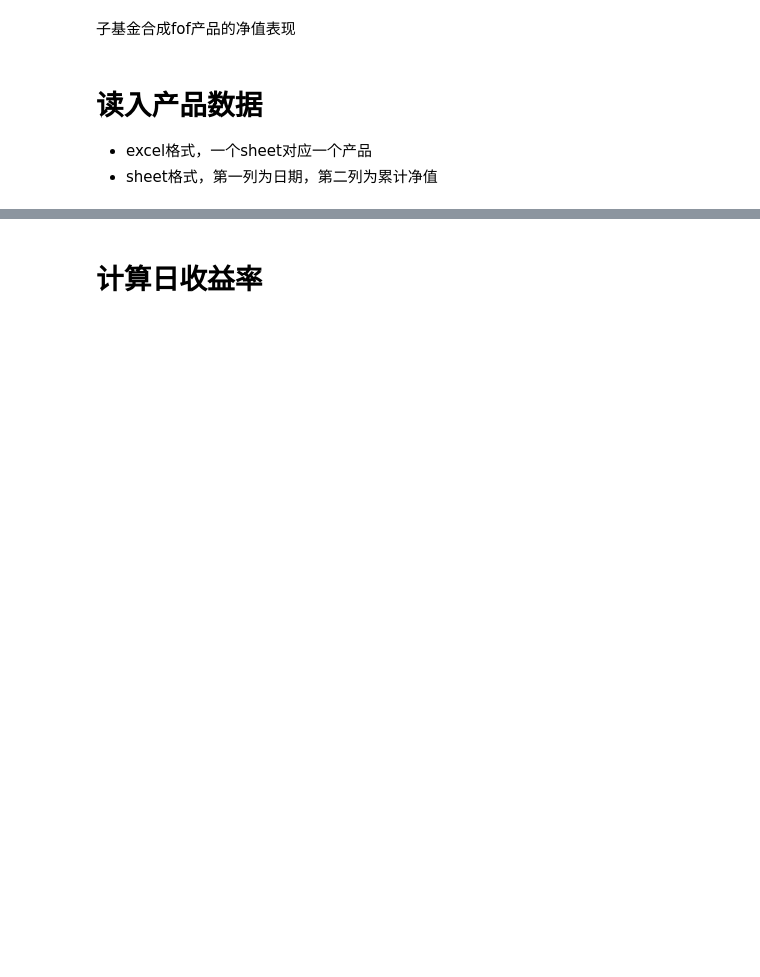
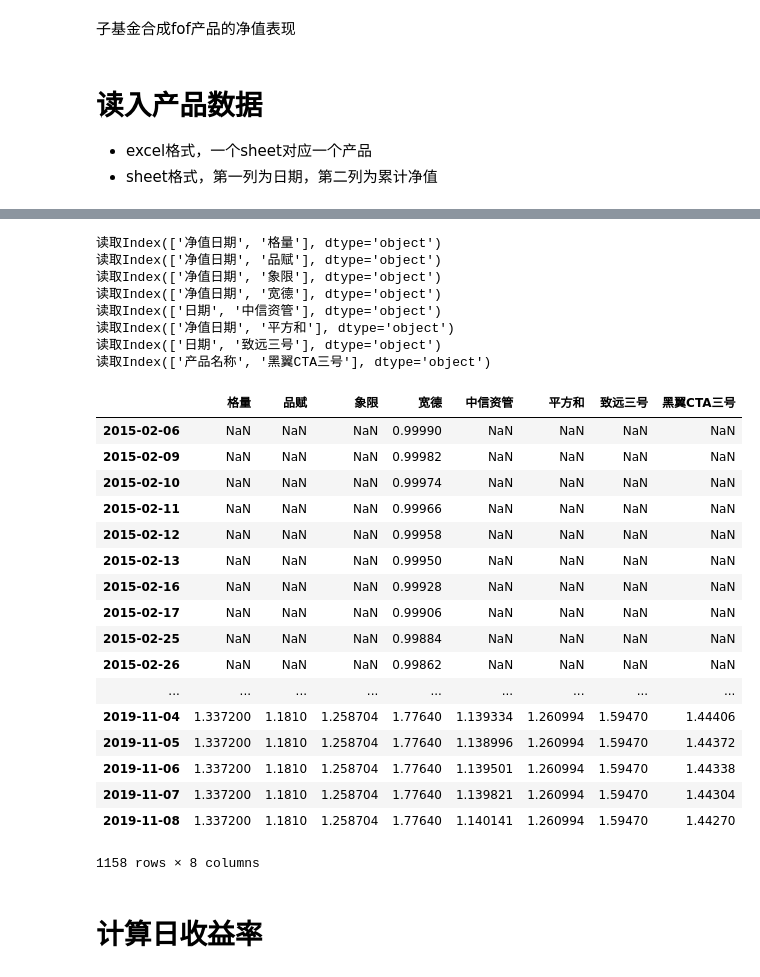
Before and after one commit to luohanfeng/foftools, a Jupyter notebook: fof_score/fof_combine.ipynb, the cells around one changed output, grey strips where cells are left out. Saved outputs shown, nothing was run; the diff lists cells and outputs as text; code cells hidden in the pictures; blank space fills up the shorter version.

```diff
--- a/fof_score/fof_combine.ipynb
+++ b/fof_score/fof_combine.ipynb
@@ -66,2 +32,33 @@ total
+# %%
+file_path = os.path.join(workspace, '子基金净值表.xlsx')
+total = read_sheet(file_path)
+total
+# %% [output]
+读取Index(['净值日期', '格量'], dtype='object')
+读取Index(['净值日期', '品赋'], dtype='object')
+读取Index(['净值日期', '象限'], dtype='object')
+读取Index(['净值日期', '宽德'], dtype='object')
+读取Index(['日期', '中信资管'], dtype='object')
+读取Index(['净值日期', '平方和'], dtype='object')
+读取Index(['日期', '致远三号'], dtype='object')
+读取Index(['产品名称', '黑翼CTA三号'], dtype='object')
+|  | 格量 | 品赋 | 象限 | 宽德 | 中信资管 | 平方和 | 致远三号 | 黑翼CTA三号 |
+| 2015-02-06 | NaN | NaN | NaN | 0.99990 | NaN | NaN | NaN | NaN |
+| 2015-02-09 | NaN | NaN | NaN | 0.99982 | NaN | NaN | NaN | NaN |
+| 2015-02-10 | NaN | NaN | NaN | 0.99974 | NaN | NaN | NaN | NaN |
+| 2015-02-11 | NaN | NaN | NaN | 0.99966 | NaN | NaN | NaN | NaN |
+| 2015-02-12 | NaN | NaN | NaN | 0.99958 | NaN | NaN | NaN | NaN |
+| 2015-02-13 | NaN | NaN | NaN | 0.99950 | NaN | NaN | NaN | NaN |
+| 2015-02-16 | NaN | NaN | NaN | 0.99928 | NaN | NaN | NaN | NaN |
+| 2015-02-17 | NaN | NaN | NaN | 0.99906 | NaN | NaN | NaN | NaN |
+| 2015-02-25 | NaN | NaN | NaN | 0.99884 | NaN | NaN | NaN | NaN |
+| 2015-02-26 | NaN | NaN | NaN | 0.99862 | NaN | NaN | NaN | NaN |
+| ... | ... | ... | ... | ... | ... | ... | ... | ... |
+| 2019-11-04 | 1.337200 | 1.1810 | 1.258704 | 1.77640 | 1.139334 | 1.260994 | 1.59470 | 1.44406 |
+| 2019-11-05 | 1.337200 | 1.1810 | 1.258704 | 1.77640 | 1.138996 | 1.260994 | 1.59470 | 1.44372 |
+| 2019-11-06 | 1.337200 | 1.1810 | 1.258704 | 1.77640 | 1.139501 | 1.260994 | 1.59470 | 1.44338 |
+| 2019-11-07 | 1.337200 | 1.1810 | 1.258704 | 1.77640 | 1.139821 | 1.260994 | 1.59470 | 1.44304 |
+| 2019-11-08 | 1.337200 | 1.1810 | 1.258704 | 1.77640 | 1.140141 | 1.260994 | 1.59470 | 1.44270 |
+1158 rows × 8 columns
 # %% [markdown]
 # 计算日收益率
```
Also changed, not shown: parts of 14 cells of this notebook, 17 other files.
